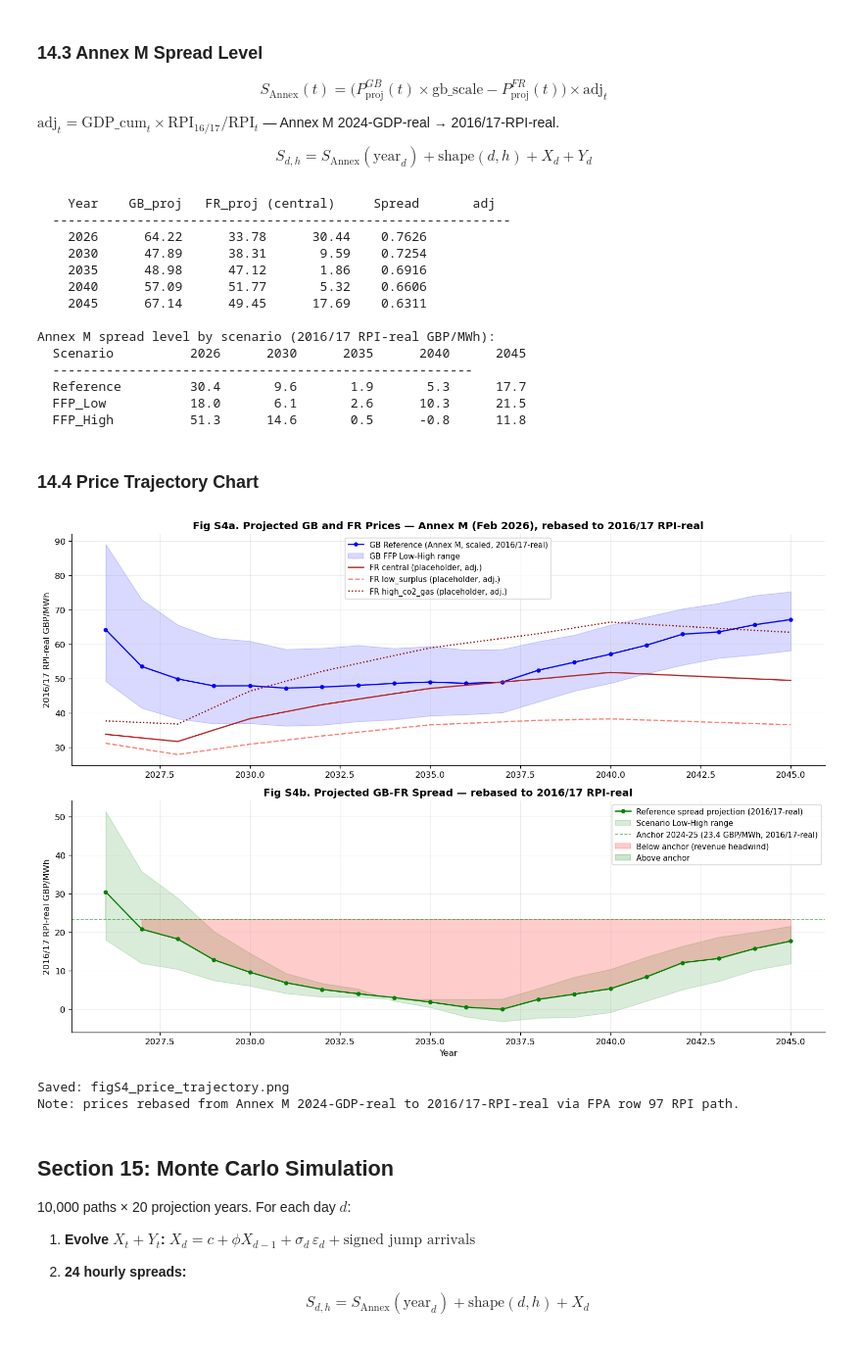
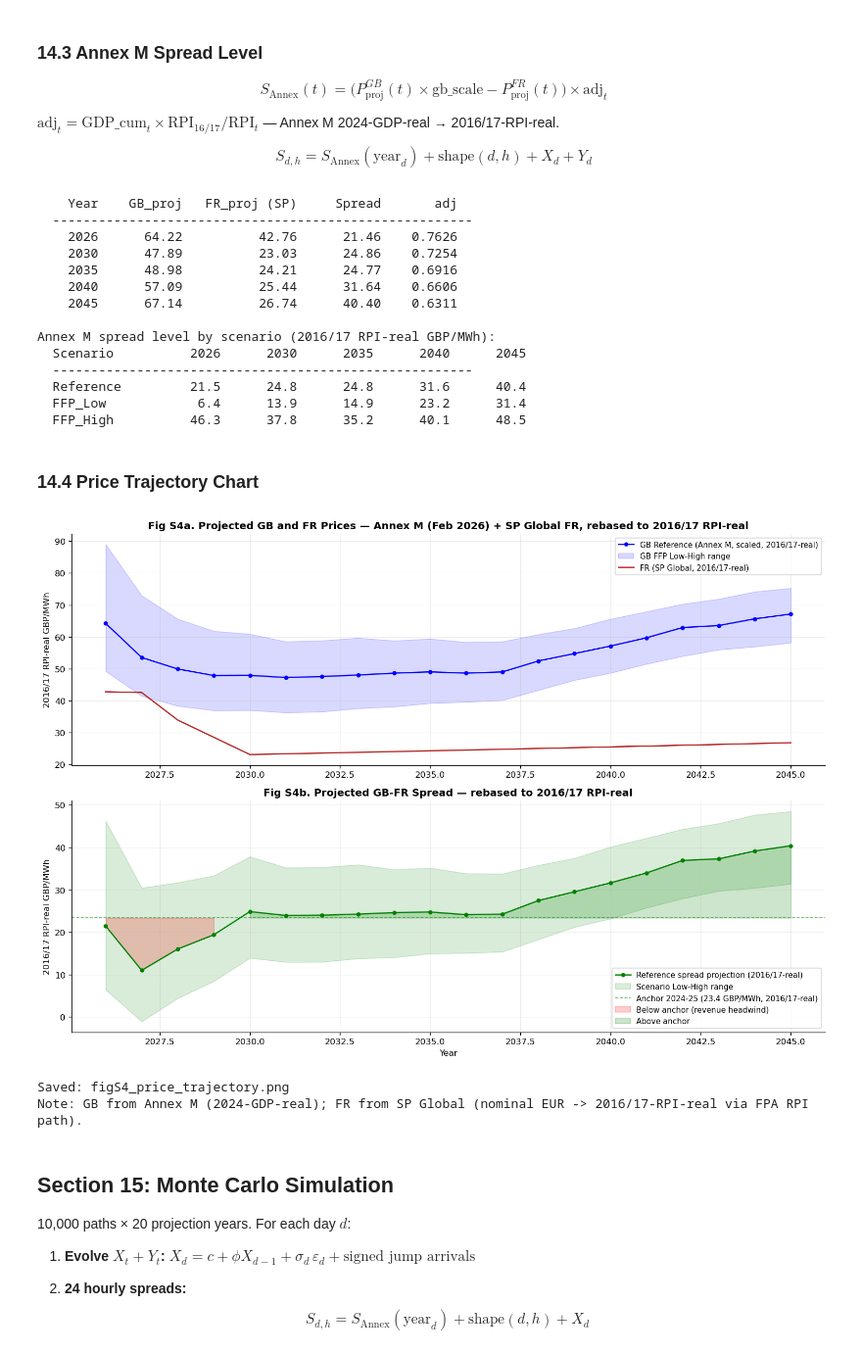
Before and after one commit to aadeshsamdadiya/Interconnector-Model, a Jupyter notebook: M2/IC_spread_direct_v2.ipynb, the cells around one changed output. Shown at 98% size. Saved outputs shown, nothing was run; the diff lists cells and outputs as text; code cells hidden in the pictures.

```diff
--- a/M2/IC_spread_direct_v2.ipynb
+++ b/M2/IC_spread_direct_v2.ipynb
@@ -1766,32 +1791,34 @@ $$S_{d,h} = S_{\text{Annex}}(\text{year}_d) + \text{shape}(d,h) + X_d + Y_d$$
 # %%
 rows = []
 for yr in range(PROJ_START_YEAR, PROJ_START_YEAR + N_PROJ_YEARS):
-    adj_f     = ADJ_FACTORS.get(yr, annex_m_adj(yr))
-    gb_yr_raw = gb_ref.get(yr, gb_ref[max(gb_ref.index)]) * gb_scale
-    fr_yr_raw = _fr_proj(yr, 'central')
+    adj_f   = ADJ_FACTORS.get(yr, annex_m_adj(yr))
+    gb_real = gb_ref.get(yr, gb_ref[max(gb_ref.index)]) * gb_scale * adj_f
+    fr_real = _fr_real_1617(yr)
     rows.append({'year': yr,
-                 'gb_proj':     gb_yr_raw * adj_f,
-                 'fr_proj':     fr_yr_raw * adj_f,
-                 'spread_proj': (gb_yr_raw - fr_yr_raw) * adj_f})
+                 'gb_proj':     gb_real,
+                 'fr_proj':     fr_real,
+                 'spread_proj': gb_real - fr_real})
 adj_df = pd.DataFrame(rows).set_index('year')
 
-print(f'  {"Year":>6}  {"GB_proj":>9}  {"FR_proj (central)":>18}  {"Spread":>9}  {"adj":>8}')
-print('  ' + '-' * 60)
+print(f'  {"Year":>6}  {"GB_proj":>9}  {"FR_proj (SP)":>13}  {"Spread":>9}  {"adj":>8}')
+print('  ' + '-' * 55)
 for yr in [2026, 2030, 2035, 2040, 2045]:
     r = adj_df.loc[yr]
-    print(f'  {yr:>6}  {r["gb_proj"]:>9.2f}  {r["fr_proj"]:>9.2f}  '
+    print(f'  {yr:>6}  {r["gb_proj"]:>9.2f}  {r["fr_proj"]:>13.2f}  '
           f'{r["spread_proj"]:>9.2f}  {ADJ_FACTORS.get(yr, annex_m_adj(yr)):>8.4f}')
 
-def _build_daily_spread(gb_series, proj_dates, gb_scale, fr_scenario='central'):
+def _build_daily_spread(gb_series, proj_dates, gb_scale):
+    'GB: Annex M 2024-GDP-real x gb_scale x ADJ_FACTORS -> 2016/17-RPI-real minus FR real 1617.'
     spread = {yr: (gb_series.get(yr, gb_series[max(gb_series.index)]) * gb_scale
-                   - _fr_proj(yr, fr_scenario)) * ADJ_FACTORS.get(yr, annex_m_adj(yr))
+                   * ADJ_FACTORS.get(yr, annex_m_adj(yr)))
+                  - _fr_real_1617(yr)
               for yr in range(proj_dates.year.min(), proj_dates.year.max() + 1)}
     return np.array([spread[d.year] for d in proj_dates])
 
 spread_level_scenarios = {
-    'Reference': _build_daily_spread(gb_ref, proj_dates, gb_scale, 'central'),
-    'FFP_Low':   _build_daily_spread(gb_low, proj_dates, gb_scale, 'low_surplus'),
-    'FFP_High':  _build_daily_spread(gb_hgh, proj_dates, gb_scale, 'high_co2_gas'),
+    'Reference': _build_daily_spread(gb_ref, proj_dates, gb_scale),
+    'FFP_Low':   _build_daily_spread(gb_low, proj_dates, gb_scale),
+    'FFP_High':  _build_daily_spread(gb_hgh, proj_dates, gb_scale),
 }
 
 print()
@@ -1804,20 +1831,20 @@ for sname, sarr in spread_level_scenarios.items():
     vals = '  '.join(f'{s.mean():>8.1f}' for s in slices)
     print(f'  {sname:<12}  {vals}')
 # %% [output]
-    Year    GB_proj   FR_proj (central)     Spread       adj
-  ------------------------------------------------------------
-    2026      64.22      33.78      30.44    0.7626
-    2030      47.89      38.31       9.59    0.7254
-    2035      48.98      47.12       1.86    0.6916
-    2040      57.09      51.77       5.32    0.6606
-    2045      67.14      49.45      17.69    0.6311
+    Year    GB_proj   FR_proj (SP)     Spread       adj
+  -------------------------------------------------------
+    2026      64.22          42.76      21.46    0.7626
+    2030      47.89          23.03      24.86    0.7254
+    2035      48.98          24.21      24.77    0.6916
+    2040      57.09          25.44      31.64    0.6606
+    2045      67.14          26.74      40.40    0.6311
 
 Annex M spread level by scenario (2016/17 RPI-real GBP/MWh):
   Scenario          2026      2030      2035      2040      2045
   -------------------------------------------------------
-  Reference         30.4       9.6       1.9       5.3      17.7
-  FFP_Low           18.0       6.1       2.6      10.3      21.5
-  FFP_High          51.3      14.6       0.5      -0.8      11.8
+  Reference         21.5      24.8      24.8      31.6      40.4
+  FFP_Low            6.4      13.9      14.9      23.2      31.4
+  FFP_High          46.3      37.8      35.2      40.1      48.5
 # %% [markdown]
 ### 14.4 Price Trajectory Chart
 # %%
@@ -1830,45 +1857,44 @@ ax.fill_between(yrs,
     [gb_low.get(y, gb_low[max(gb_low.index)]) * gb_scale * ADJ_FACTORS.get(y, annex_m_adj(y)) for y in yrs],
     [gb_hgh.get(y, gb_hgh[max(gb_hgh.index)]) * gb_scale * ADJ_FACTORS.get(y, annex_m_adj(y)) for y in yrs],
     alpha=0.15, color='blue', label='GB FFP Low-High range')
-for _fsc, _col, _ls in [('central', 'firebrick', '-'), ('low_surplus', 'salmon', '--'), ('high_co2_gas', 'darkred', ':')]:
-    ax.plot(yrs, [_fr_proj(y, _fsc) * ADJ_FACTORS.get(y, annex_m_adj(y)) for y in yrs],
-            color=_col, lw=1.5, ls=_ls, ms=3, label=f'FR {_fsc} (placeholder, adj.)')
+ax.plot(yrs, [_fr_real_1617(y) for y in yrs],
+        color='firebrick', lw=1.5, ls='-', label='FR (SP Global, 2016/17-real)')
 ax.set_ylabel('2016/17 RPI-real GBP/MWh')
-ax.set_title('Fig S4a. Projected GB and FR Prices — Annex M (Feb 2026), rebased to 2016/17 RPI-real',
+ax.set_title('Fig S4a. Projected GB and FR Prices — Annex M (Feb 2026) + SP Global FR, rebased to 2016/17 RPI-real',
              fontweight='bold')
 ax.legend(fontsize=9)
 
 ax = axes[1]
 ax.plot(yrs, adj_df['spread_proj'], 'g-o', ms=4, label='Reference spread projection (2016/17-real)')
 ax.fill_between(yrs,
-    [(gb_low.get(y, gb_low[max(gb_low.index)]) * gb_scale - _fr_proj(y, 'low_surplus'))
-     * ADJ_FACTORS.get(y, annex_m_adj(y)) for y in yrs],
-    [(gb_hgh.get(y, gb_hgh[max(gb_hgh.index)]) * gb_scale - _fr_proj(y, 'high_co2_gas'))
-     * ADJ_FACTORS.get(y, annex_m_adj(y)) for y in yrs],
+    [(gb_low.get(y, gb_low[max(gb_low.index)]) * gb_scale * ADJ_FACTORS.get(y, annex_m_adj(y)))
+     - _fr_real_1617(y) for y in yrs],
+    [(gb_hgh.get(y, gb_hgh[max(gb_hgh.index)]) * gb_scale * ADJ_FACTORS.get(y, annex_m_adj(y)))
+     - _fr_real_1617(y) for y in yrs],
     alpha=0.15, color='green', label='Scenario Low-High range')
 spread_anchor_adj = spread_anchor_lvl * ADJ_FACTORS.get(2025, annex_m_adj(2025))
 ax.axhline(spread_anchor_adj, color='g', ls='--', lw=1, alpha=0.6,
            label=f'Anchor 2024-25 ({spread_anchor_adj:.1f} GBP/MWh, 2016/17-real)')
 ax.fill_between(yrs, spread_anchor_adj, adj_df['spread_proj'],
                 where=(adj_df['spread_proj'] < spread_anchor_adj).values,
                 alpha=0.2, color='red', label='Below anchor (revenue headwind)')
 ax.fill_between(yrs, spread_anchor_adj, adj_df['spread_proj'],
                 where=(adj_df['spread_proj'] >= spread_anchor_adj).values,
                 alpha=0.2, color='green', label='Above anchor')
 ax.set_ylabel('2016/17 RPI-real GBP/MWh'); ax.set_xlabel('Year')
 ax.set_title('Fig S4b. Projected GB-FR Spread — rebased to 2016/17 RPI-real',
              fontweight='bold')
 ax.legend(fontsize=9)
 
 plt.tight_layout()
 plt.savefig(OUTPUT_DIR / 'figS4_price_trajectory.png', dpi=150, bbox_inches='tight')
 plt.show()
 print('Saved: figS4_price_trajectory.png')
-print('Note: prices rebased from Annex M 2024-GDP-real to 2016/17-RPI-real via FPA row 97 RPI path.')
+print('Note: GB from Annex M (2024-GDP-real); FR from SP Global (nominal EUR -> 2016/17-RPI-real via FPA RPI path).')
 # %% [output]
-[figure, old version]
+[figure, new version]
 Saved: figS4_price_trajectory.png
-Note: prices rebased from Annex M 2024-GDP-real to 2016/17-RPI-real via FPA row 97 RPI path.
+Note: GB from Annex M (2024-GDP-real); FR from SP Global (nominal EUR -> 2016/17-RPI-real via FPA RPI path).
 # %% [markdown]
 ## Section 15: Monte Carlo Simulation
 
```
Also changed, not shown: parts of 19 cells of this notebook, 6 other files.
